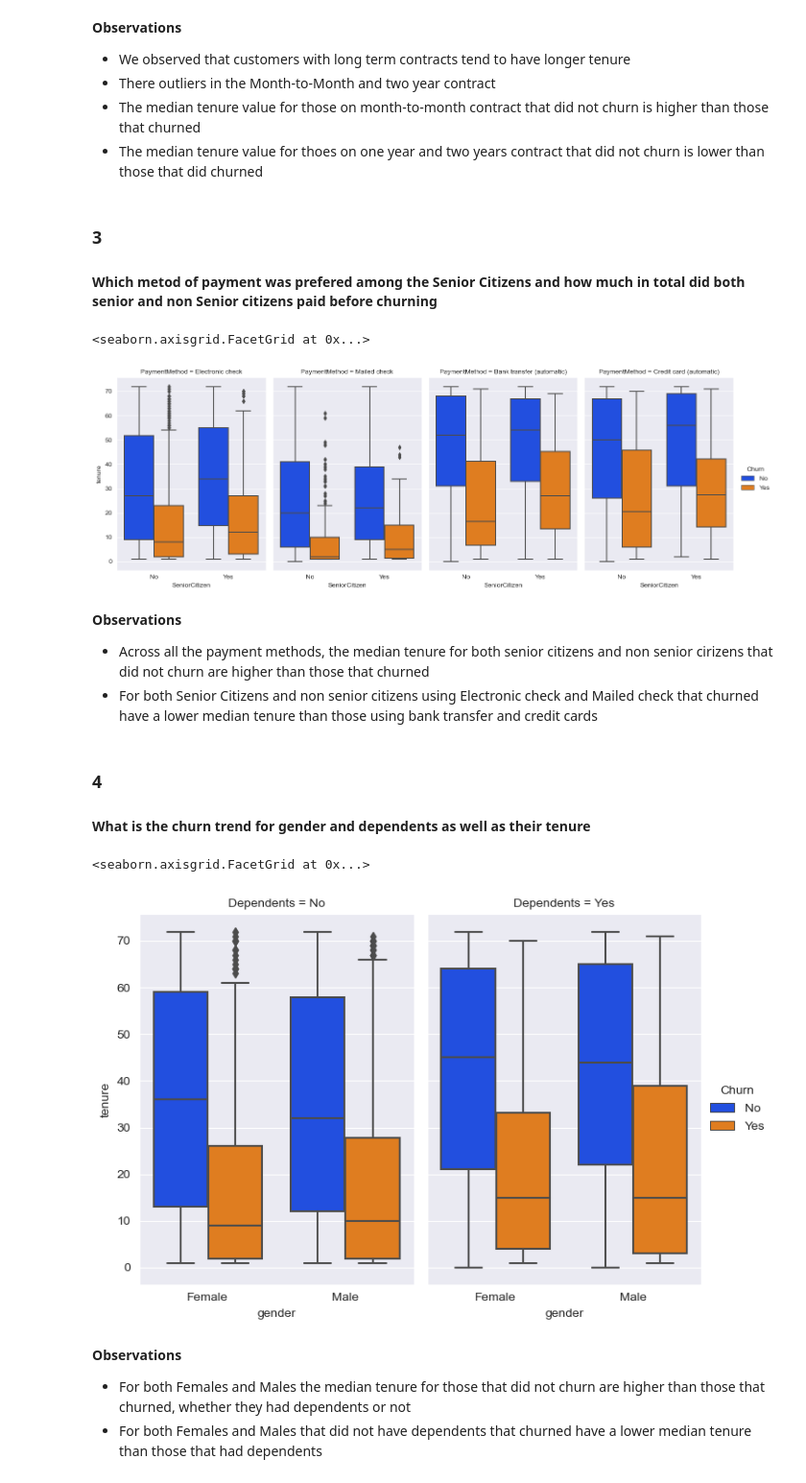
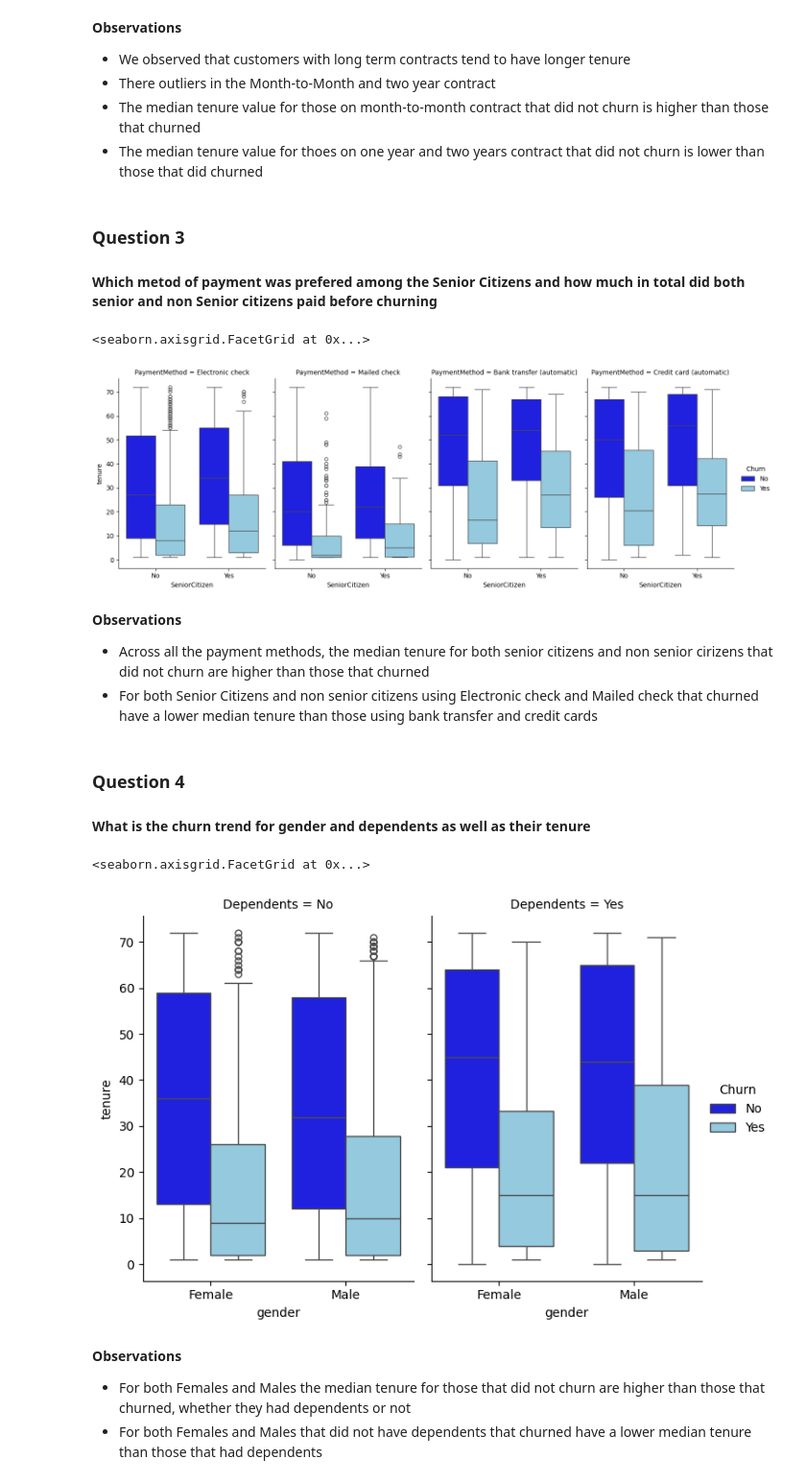
Before and after one commit to damzking/telco_churn-, a Jupyter notebook: LP2_telco_churn.ipynb, the cells around one changed output. Shown at 96% size. Saved outputs shown, nothing was run; the diff lists cells and outputs as text; code cells hidden in the pictures.

```diff
--- a/LP2_telco_churn.ipynb
+++ b/LP2_telco_churn.ipynb
@@ -807,33 +798,33 @@ plt.show()
 - The median tenure value for those on month-to-month contract that did not churn is higher than those that churned
 - The median tenure value for thoes on one year and two years contract that did not churn is lower than those that did churned
 # %% [markdown]
-### 3
+### Question 3
 
 #### Which metod of payment was prefered among the Senior Citizens and how much in total did both senior and non Senior citizens paid before churning
 # %%
 sns.catplot(
     data=df_churn, x='SeniorCitizen', y='tenure', hue='Churn',
-    kind='box', col='PaymentMethod', aspect=.7,
+    kind='box', col='PaymentMethod', aspect=.7, palette=['blue', 'skyblue']
 )
 # %% [output]
 <seaborn.axisgrid.FacetGrid at 0x...>
-[figure, old version]
+[figure, new version]
 # %% [markdown]
 **Observations**
 - Across all the payment methods, the median tenure for both senior citizens and non senior cirizens that did not churn are higher than those that churned
 - For both Senior Citizens and non senior citizens using Electronic check and Mailed check that churned have a lower median tenure than those using bank transfer and credit cards
 # %% [markdown]
-### 4
+### Question 4
 
 #### What is the churn trend for gender and dependents as well as their tenure
 # %%
 sns.catplot(
     data=df_churn, x='gender', y='tenure', hue='Churn',
-    kind='box', col='Dependents', aspect=.7,
+    kind='box', col='Dependents', aspect=.7, palette=['blue', 'skyblue']
 )
 # %% [output]
 <seaborn.axisgrid.FacetGrid at 0x...>
-[figure, old version]
+[figure, new version]
 # %% [markdown]
 **Observations**
 - For both Females and Males the median tenure for those that did not churn are higher than those that churned, whether they had dependents or not
```
Also changed, not shown: parts of 96 cells of this notebook.
